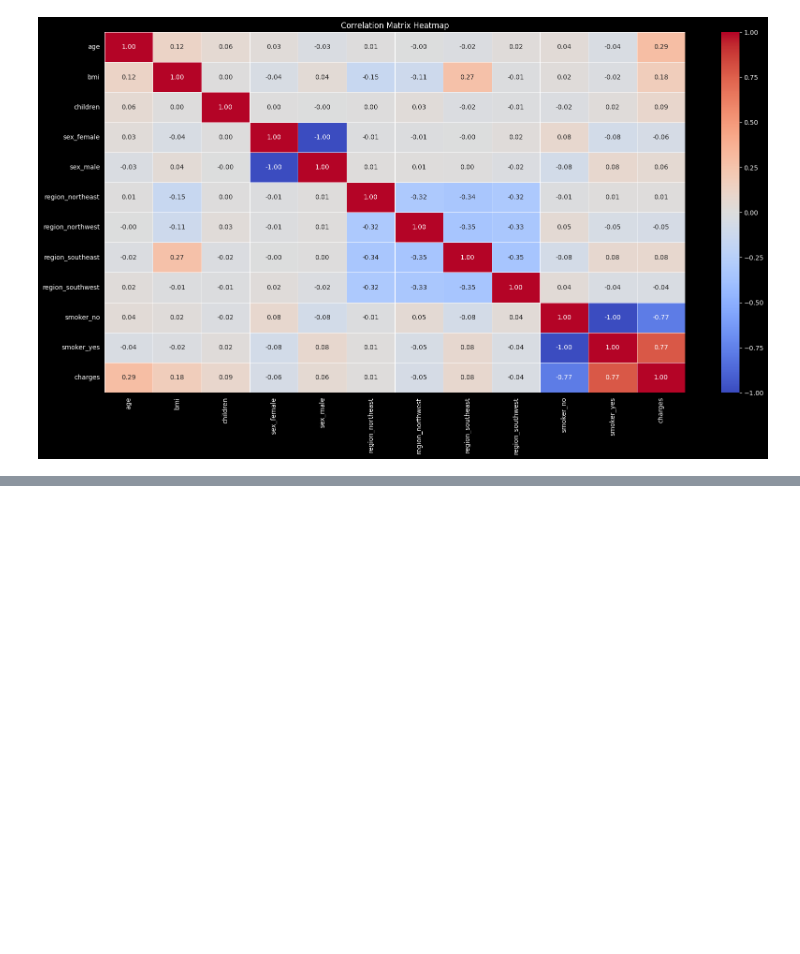
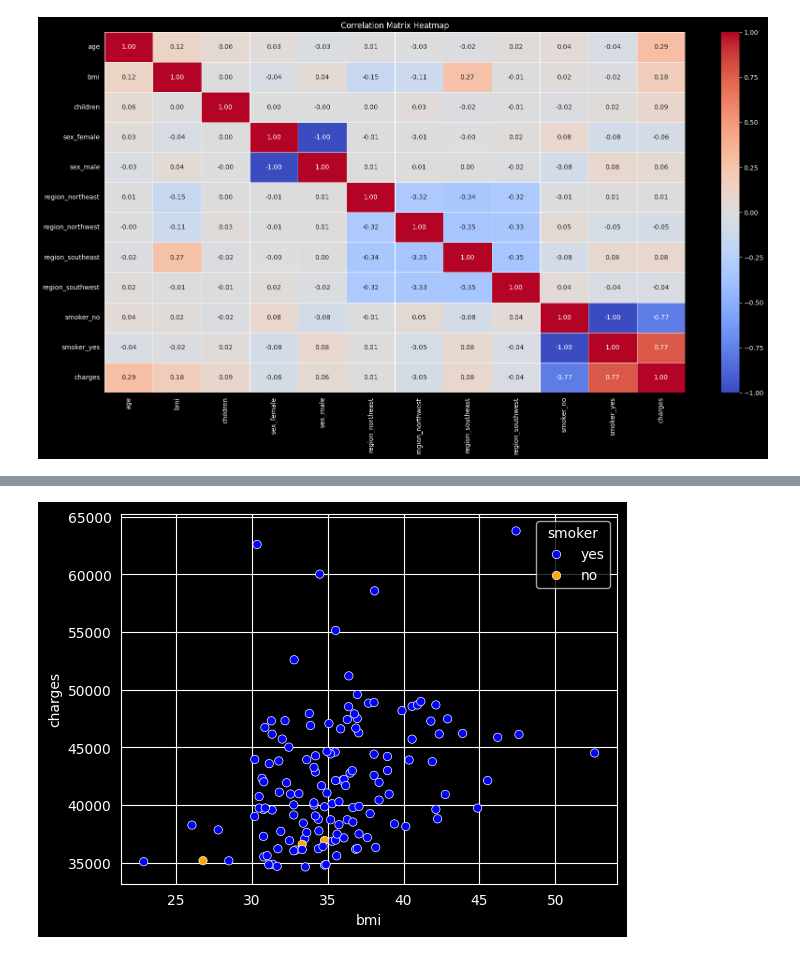
Before and after one commit to Rubeennn/ml-tabular-project, a Jupyter notebook: notebooks/exploration.ipynb, the cells around one changed output, grey strips where cells are left out. Cells and saved outputs as stored; diff of their text form; code cells hidden in the pictures; blank space fills up the shorter version.

Commit message:
features vs target, outlier analyses.

```diff
--- a/notebooks/exploration.ipynb
+++ b/notebooks/exploration.ipynb
@@ -196,0 +270,6 @@ plt.show()
+# %%
+df_statistical_outliers = df[(df['charges']>upper) | (df['charges']<lower)]
+# %%
+sns.scatterplot(data=df_statistical_outliers, x='bmi', y='charges', hue='smoker',    palette=['blue', 'orange'])
+# %% [output]
+[figure, added]
```
Also changed, not shown: parts of 11 cells of this notebook.
